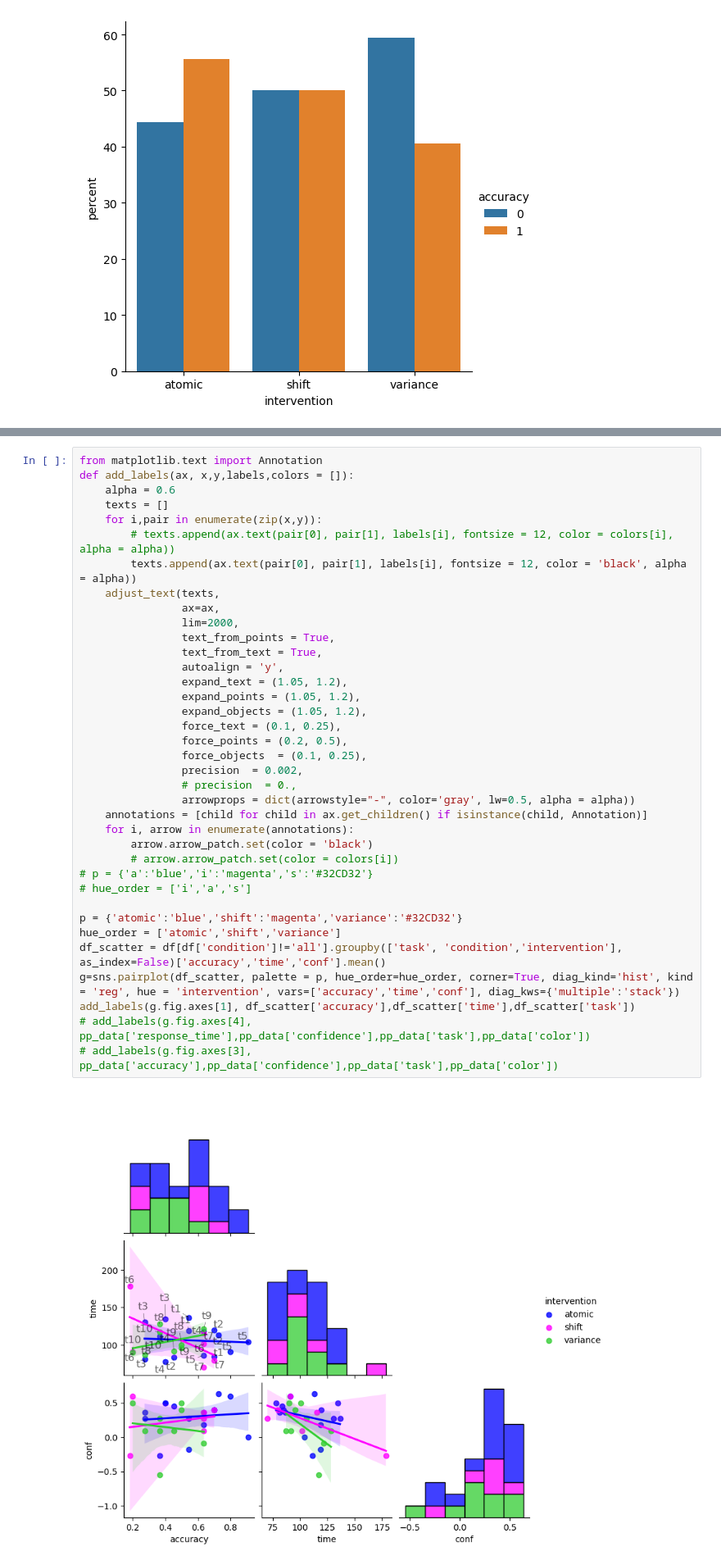
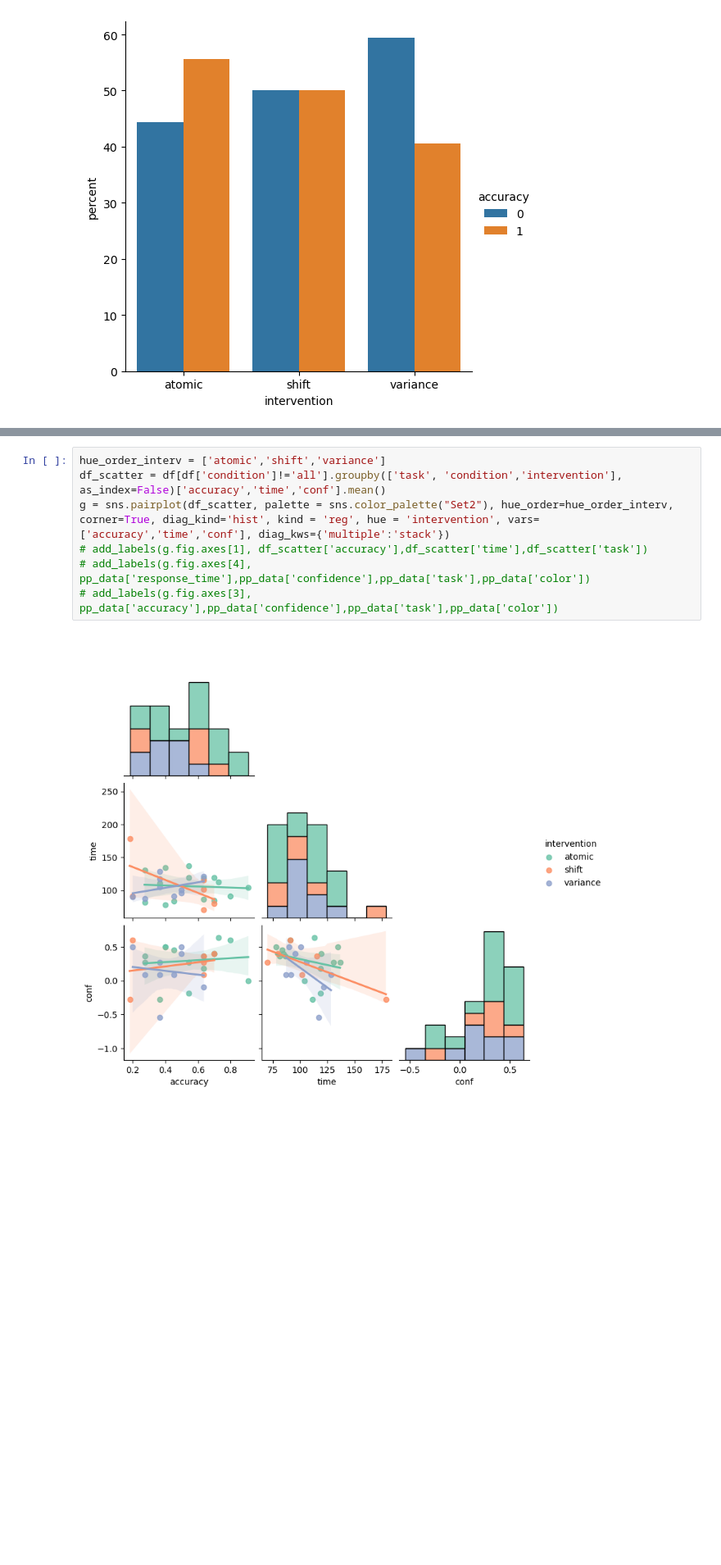
Before and after one commit to evdoxiataka/simulated_interventions_study_analysis, a Jupyter notebook: descriptive_stats.ipynb, the cells around one changed output, grey strips where cells are left out. Shown at 82% size. Saved outputs shown, nothing was run; the diff lists cells and outputs as text; blank space fills up the shorter version.

```diff
--- a/descriptive_stats.ipynb
+++ b/descriptive_stats.ipynb
@@ -362,39 +538,9 @@ sns.histplot(df_T2_model[df_T2_model['condition'] == 's'], x="task", hue='accura
 # %%
-from matplotlib.text import Annotation
-def add_labels(ax, x,y,labels,colors = []):
-    alpha = 0.6
-    texts = []
-    for i,pair in enumerate(zip(x,y)):
-        # texts.append(ax.text(pair[0], pair[1], labels[i], fontsize = 12, color = colors[i], alpha = alpha))
-        texts.append(ax.text(pair[0], pair[1], labels[i], fontsize = 12, color = 'black', alpha = alpha))
-    adjust_text(texts,
-                ax=ax,
-                lim=2000,
-                text_from_points = True,
-                text_from_text = True,
-                autoalign = 'y',
-                expand_text = (1.05, 1.2),
-                expand_points = (1.05, 1.2),
-                expand_objects = (1.05, 1.2),
-                force_text = (0.1, 0.25),
-                force_points = (0.2, 0.5),
-                force_objects  = (0.1, 0.25),
-                precision  = 0.002,
-                # precision  = 0.,
-                arrowprops = dict(arrowstyle="-", color='gray', lw=0.5, alpha = alpha))
-    annotations = [child for child in ax.get_children() if isinstance(child, Annotation)]
-    for i, arrow in enumerate(annotations):
-        arrow.arrow_patch.set(color = 'black')
-        # arrow.arrow_patch.set(color = colors[i])
-# p = {'a':'blue','i':'magenta','s':'#32CD32'}
-# hue_order = ['i','a','s']
-
-p = {'atomic':'blue','shift':'magenta','variance':'#32CD32'}
-hue_order = ['atomic','shift','variance']
+hue_order_interv = ['atomic','shift','variance']
 df_scatter = df[df['condition']!='all'].groupby(['task', 'condition','intervention'], as_index=False)['accuracy','time','conf'].mean()
-g=sns.pairplot(df_scatter, palette = p, hue_order=hue_order, corner=True, diag_kind='hist', kind = 'reg', hue = 'intervention', vars=['accuracy','time','conf'], diag_kws={'multiple':'stack'})
-add_labels(g.fig.axes[1], df_scatter['accuracy'],df_scatter['time'],df_scatter['task'])
+g = sns.pairplot(df_scatter, palette = sns.color_palette("Set2"), hue_order=hue_order_interv, corner=True, diag_kind='hist', kind = 'reg', hue = 'intervention', vars=['accuracy','time','conf'], diag_kws={'multiple':'stack'})
+# add_labels(g.fig.axes[1], df_scatter['accuracy'],df_scatter['time'],df_scatter['task'])
 # add_labels(g.fig.axes[4], pp_data['response_time'],pp_data['confidence'],pp_data['task'],pp_data['color'])
 # add_labels(g.fig.axes[3], pp_data['accuracy'],pp_data['confidence'],pp_data['task'],pp_data['color'])
 # %% [output]
-[figure, old version]
+[figure, new version]
```
Also changed, not shown: parts of 43 cells of this notebook, 2 other files.
